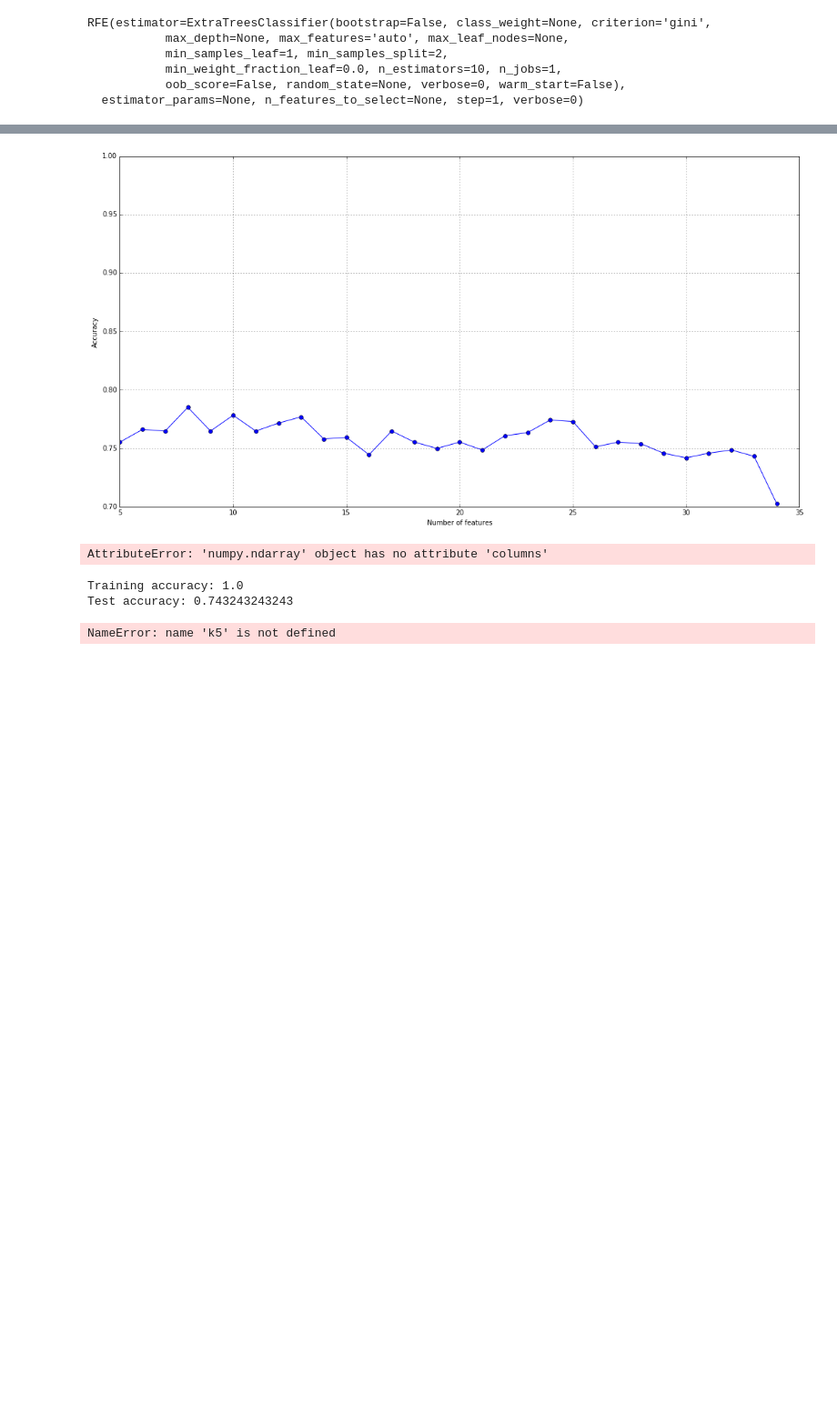
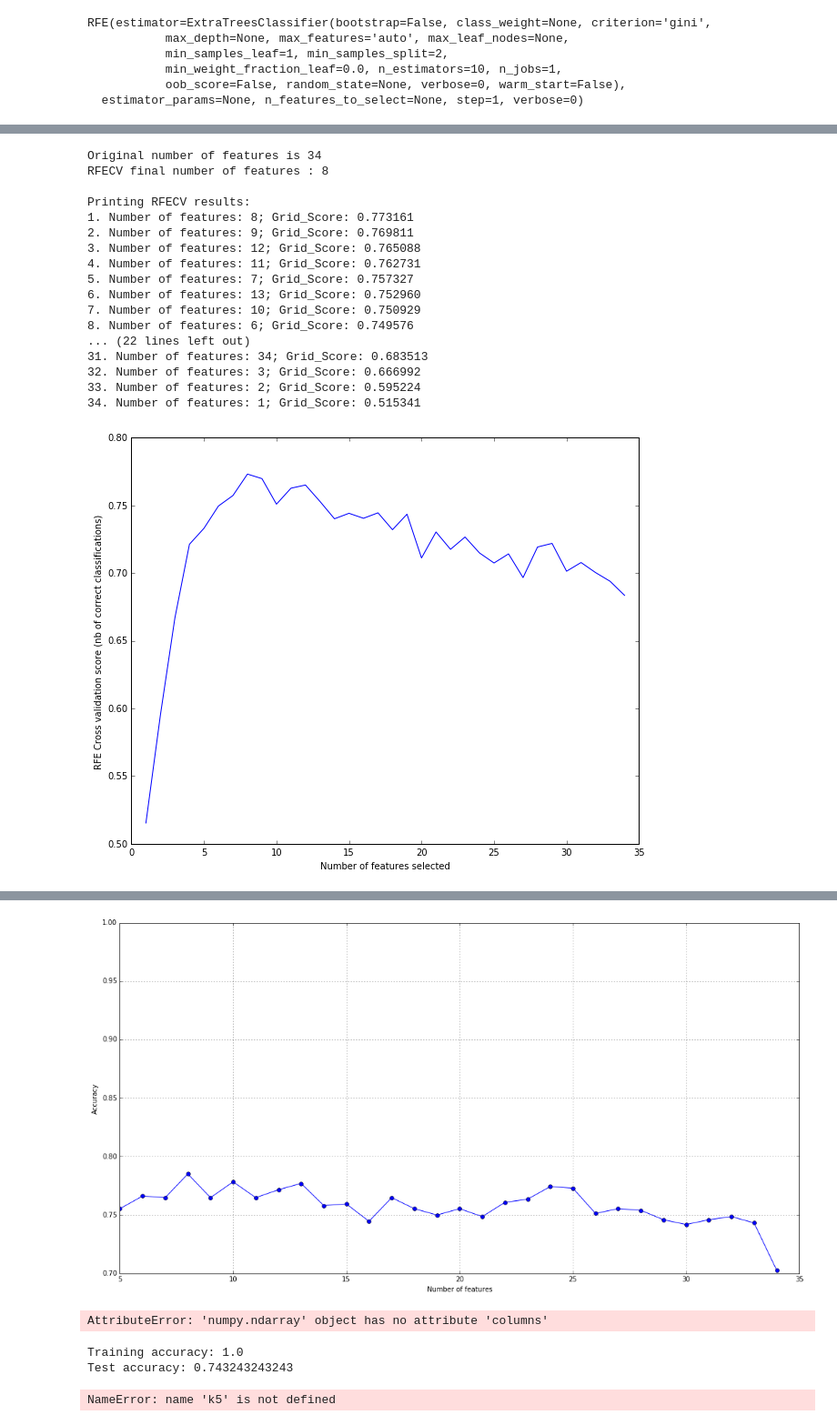
Before and after one commit to rahulmkumar/ml-introduction, a Jupyter notebook: 07_Swing_trading_model.ipynb, the cells around one changed output, grey strips where cells are left out. Shown at 91% size. Cells and saved outputs as stored; diff of their text form; code cells hidden in the pictures; blank space fills up the shorter version.

Commit message:
updated rfecv to transform different stock data

```diff
--- a/07_Swing_trading_model.ipynb
+++ b/07_Swing_trading_model.ipynb
@@ -103,6 +103,9 @@ class SBS():
 # %%
 file = 'data/price_data.csv'
 data = pd.read_csv(file)
+
+file1 = 'data/price_data1.csv'
+data1 = pd.read_csv(file1)
 # %%
 data.head(3)
 # %% [output]
@@ -306,6 +339,20 @@ y15_t = y15.apply(update_return_class, args=(-0.05, 0.05))
 y20_t = y20.apply(update_return_class, args=(-0.05, 0.05))
 y25_t = y25.apply(update_return_class, args=(-0.05, 0.07))
 y30_t = y30.apply(update_return_class, args=(-0.05, 0.08))
+# %%
+yt5_t = pd.Series(index=yt5.index)
+yt10_t = pd.Series(index=yt5.index)
+yt15_t = pd.Series(index=yt5.index)
+yt20_t = pd.Series(index=yt5.index)
+yt25_t = pd.Series(index=yt5.index)
+yt30_t = pd.Series(index=yt5.index)
+
+yt5_t = yt5.apply(update_return_class, args=(-0.02, 0.02))
+yt10_t = yt10.apply(update_return_class, args=(-0.03, 0.03))
+yt15_t = yt15.apply(update_return_class, args=(-0.05, 0.05))
+yt20_t = yt20.apply(update_return_class, args=(-0.05, 0.05))
+yt25_t = yt25.apply(update_return_class, args=(-0.05, 0.07))
+yt30_t = yt30.apply(update_return_class, args=(-0.05, 0.08))
 # %%
 y5_t.hist()
 plt.xlabel('Trinary Classification Return')
@@ -582 +634,62 @@ F29
 F32
+# %%
+#stdsct10b = StandardScaler()
+#stdsct10t = StandardScaler()
+
+Xt10b_train, Xt10b_test, Yt10b_train, Yt10b_test = cross_validation.train_test_split(X1, yt10_b, test_size=validation_size,
+                                                                                 random_state=seed)
+
+Xt10t_train, Xt10t_test, Yt10t_train, Yt10t_test = cross_validation.train_test_split(X1, yt10_t, test_size=validation_size,
+                                                                                 random_state=seed)
+
+Xt10b_std = stdsc10b.transform(Xt10b_train)
+Xt10t_std = stdsc10t.transform(Xt10t_train)
+
+
+#yt10_b
+rfecv1 = RFECV(estimator=rf, step=1, cv=StratifiedKFold(Yt10b_train, n_folds=10, random_state=seed), scoring='accuracy')
+#rfecv1.fit(X110b,yt10_t)
+rfecv1.fit(Xt10b_std,Yt10b_train)
+#rfecv1.fit(X10t_train_std,Y10t_train)
+
+print('Original number of features is %s' % X1.shape[1])
+#print("RFE final number of features : %d" % rfe.n_features_)
+print("RFECV final number of features : %d" % rfecv1.n_features_)
+print('')
+
+import numpy as np
+g_scores = rfecv1.grid_scores_
+indices = np.argsort(g_scores)[::-1]
+print('Printing RFECV results:')
+for f in range(X.shape[1]):
+    print("%d. Number of features: %d; Grid_Score: %f" % (f + 1, indices[f]+1, g_scores[indices[f]]))
+
+plt.rcParams['figure.figsize'] = 10, 8
+plt.xlabel("Number of features selected")
+plt.ylabel("RFE Cross validation score (nb of correct classifications)")
+plt.plot(range(1, len(rfecv1.grid_scores_) + 1), rfecv1.grid_scores_)
+plt.show()
+
+
+for selected, feature in zip(rfecv1.support_, X1.columns):
+    if selected == True:
+        print(feature)
+# %% [output]
+Original number of features is 34
+RFECV final number of features : 8
+
+Printing RFECV results:
+1. Number of features: 8; Grid_Score: 0.773161
+2. Number of features: 9; Grid_Score: 0.769811
+3. Number of features: 12; Grid_Score: 0.765088
+4. Number of features: 11; Grid_Score: 0.762731
+5. Number of features: 7; Grid_Score: 0.757327
+6. Number of features: 13; Grid_Score: 0.752960
+7. Number of features: 10; Grid_Score: 0.750929
+8. Number of features: 6; Grid_Score: 0.749576
+... (22 lines left out)
+31. Number of features: 34; Grid_Score: 0.683513
+32. Number of features: 3; Grid_Score: 0.666992
+33. Number of features: 2; Grid_Score: 0.595224
+34. Number of features: 1; Grid_Score: 0.515341
+[figure, added]
```
Also changed, not shown: parts of 12 cells of this notebook, 1 other file.
